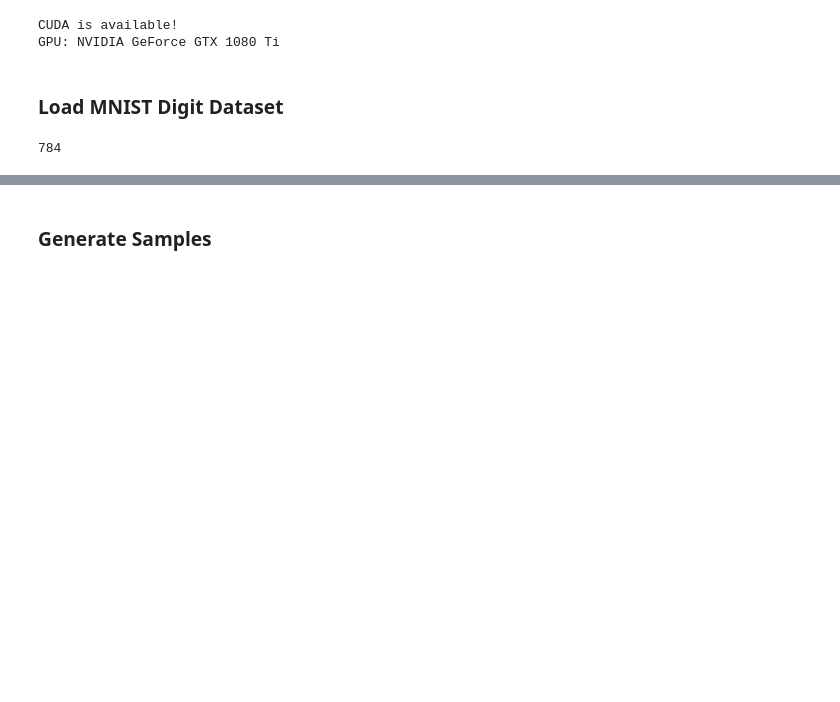
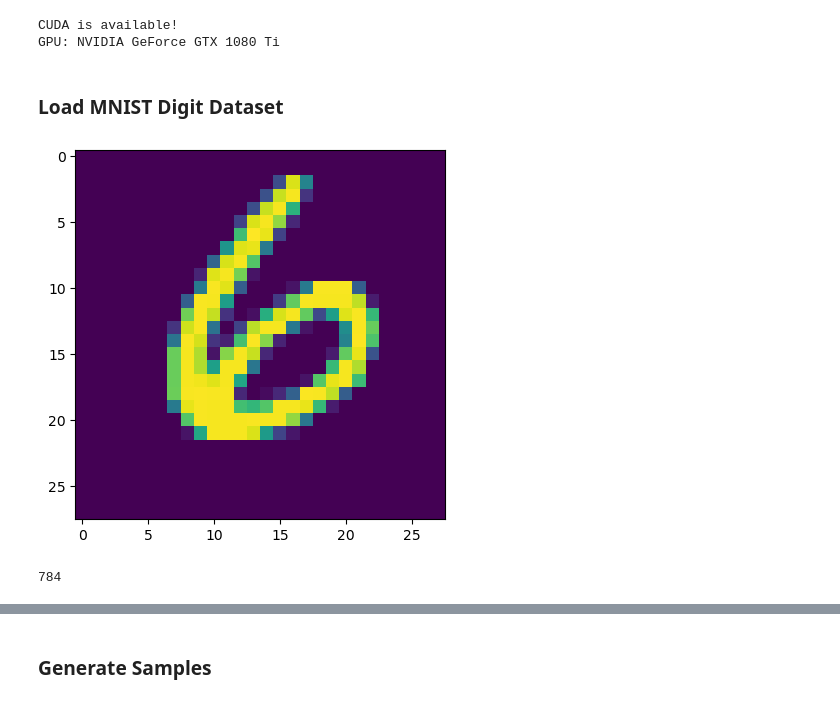
Before and after one commit to Grantmartin2002/Conditional-VAE, a Jupyter notebook: Variational Auto Encoder.ipynb, the cells around one changed output, grey strips where cells are left out. Saved outputs shown, nothing was run; the diff lists cells and outputs as text; code cells hidden in the pictures; blank space fills up the shorter version.

```diff
--- a/Variational Auto Encoder.ipynb
+++ b/Variational Auto Encoder.ipynb
@@ -158,21 +158,27 @@ GPU: NVIDIA GeForce GTX 1080 Ti
 # %%
 dataset = 'dataset'
 
 batch_size = 100
 # MNIST Dataset
 train_dataset = datasets.MNIST(root=dataset, train=True, transform=transforms.ToTensor(), download=True)
 test_dataset = datasets.MNIST(root=dataset, train=False, transform=transforms.ToTensor(), download=False)
 
 # Data Loader (Input Pipeline)
 train_loader = torch.utils.data.DataLoader(dataset=train_dataset, batch_size=batch_size, shuffle=True)
 test_loader = torch.utils.data.DataLoader(dataset=test_dataset, batch_size=batch_size, shuffle=False)
 
 # Read a sample image from the dataset
 sample_image, _ = next(iter(train_loader))
+
 # Derive the input dimension dynamically
 x_dim = sample_image.shape[-1] * sample_image.shape[-2]
+
+# Display the sample image
+plt.imshow(sample_image[0].permute(1, 2, 0))
+plt.show()
 print(x_dim)
 # %% [output]
+[figure, added]
 784
 # %%
 # build model
```
Also changed, not shown: parts of 8 cells of this notebook.
